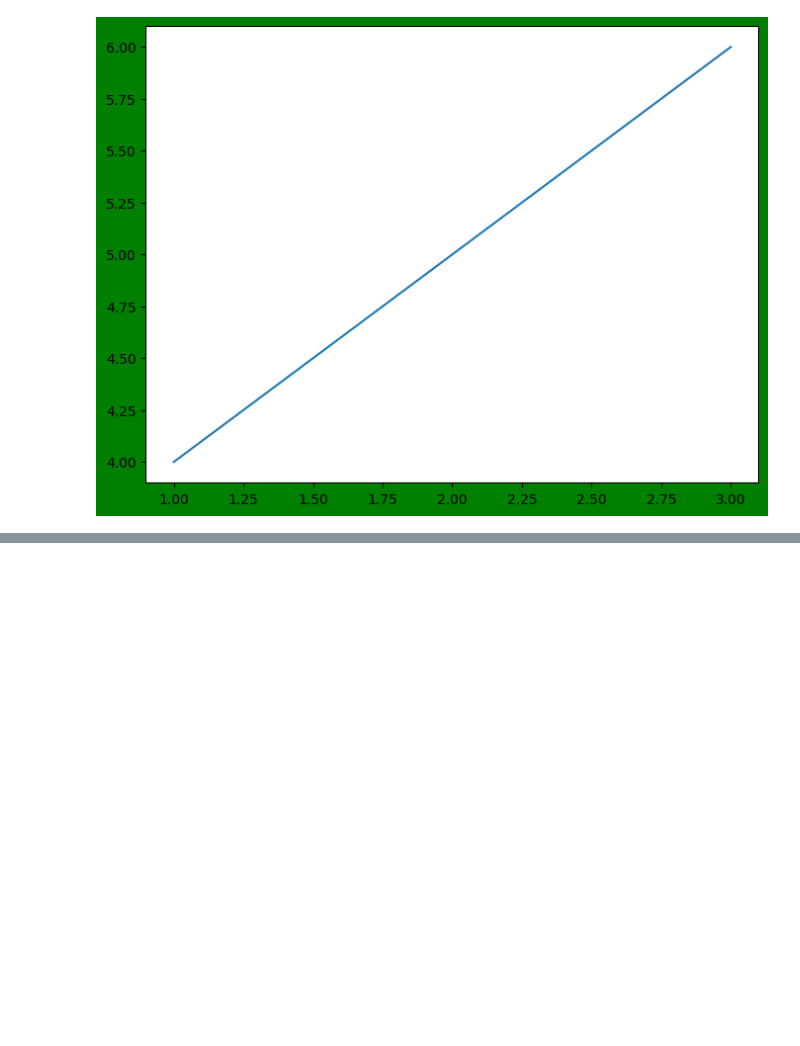
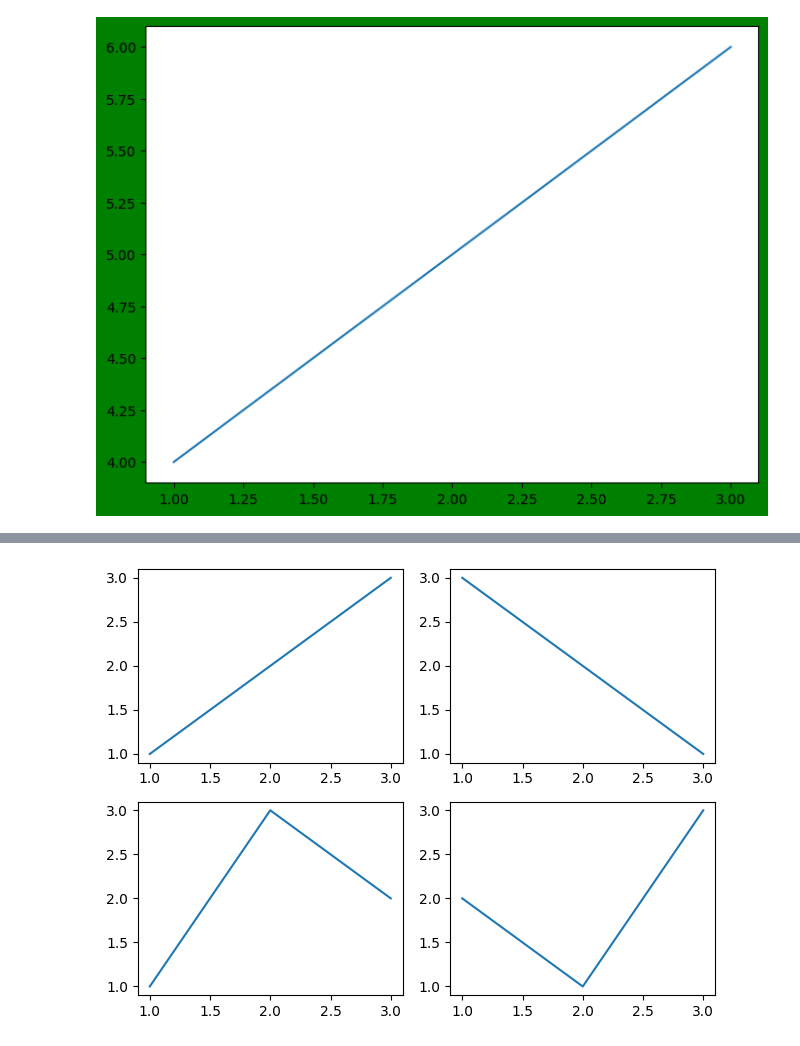
Before and after one commit to hnyu-1009-dev/linear-algebra-data-mining-learning, a Jupyter notebook: 1.3_Matplotlib_Data_Visualization/matplotlib_intro.ipynb, the cells around one changed output, grey strips where cells are left out. Drawn from its saved outputs; the diff is of its cells as text; code cells hidden in the pictures; blank space fills up the shorter version.

Commit message:
Test image for subplot adjustment

```diff
--- a/1.3_Matplotlib_Data_Visualization/matplotlib_intro.ipynb
+++ b/1.3_Matplotlib_Data_Visualization/matplotlib_intro.ipynb
@@ -856,0 +854,16 @@ Error:
+# %%
+# tight_layout 该函数用于自动调整子图参数，使之填充整个图像区域，同时确保子图之间的标签和标题不会重叠。这个方法对于创建布局整齐的图形非常有用，尤其是在子图较多或标签较长时
+
+# 创建一个包含多个子图的图形
+fig, axs = plt.subplots(2, 2)
+# 在每个子图中绘制一些数据
+axs[0, 0].plot([1, 2, 3], [1, 2, 3])
+axs[0, 1].plot([1, 2, 3], [3, 2, 1])
+axs[1, 0].plot([1, 2, 3], [1, 3, 2])
+axs[1, 1].plot([1, 2, 3], [2, 1, 3])
+# 使用 tight_layout 自动调整子图布局
+fig.tight_layout()
+# 显示图形
+plt.show()
+# %% [output]
+[figure, added]
```
Also changed, not shown: parts of 10 cells of this notebook, 1 other file.
